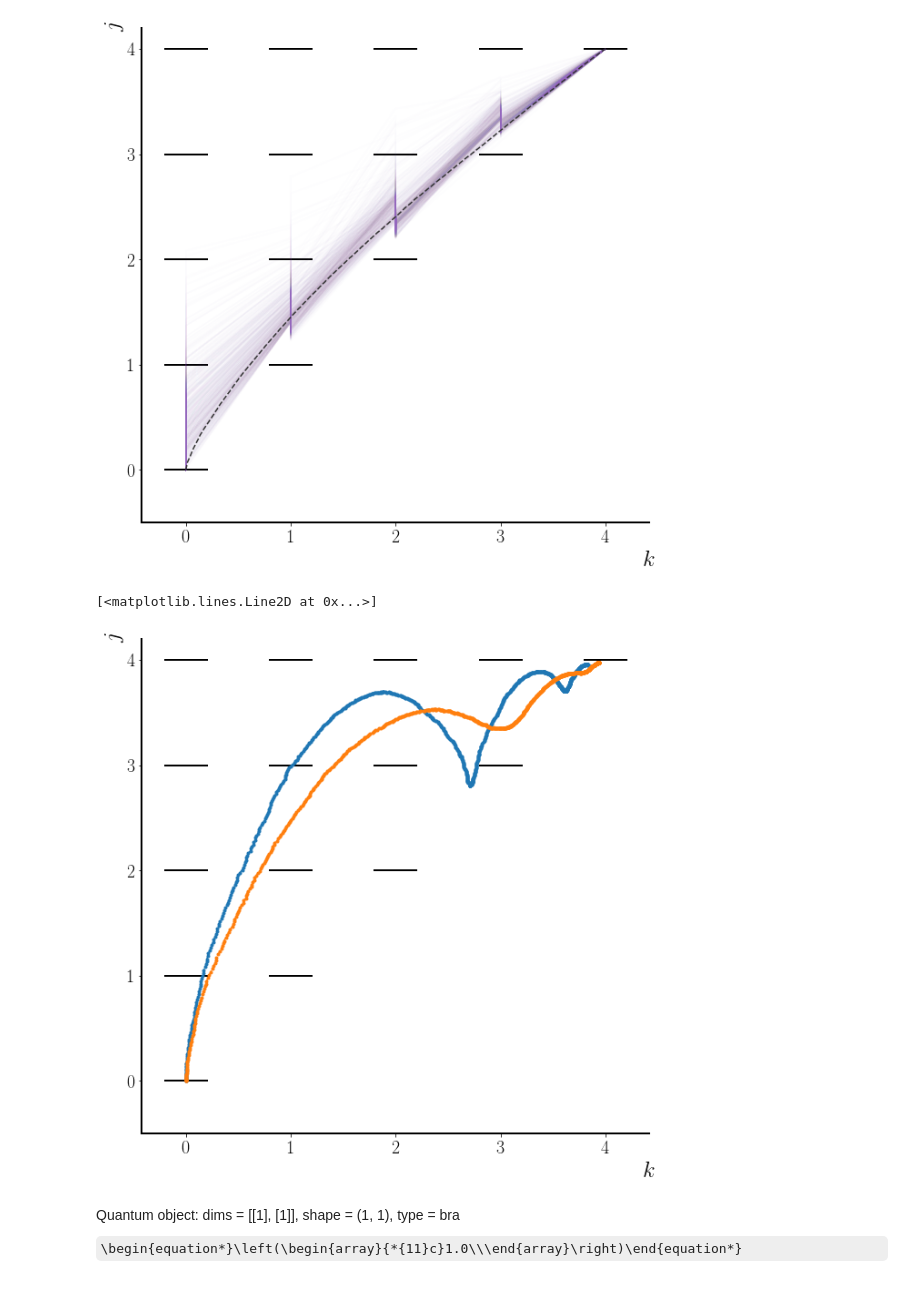
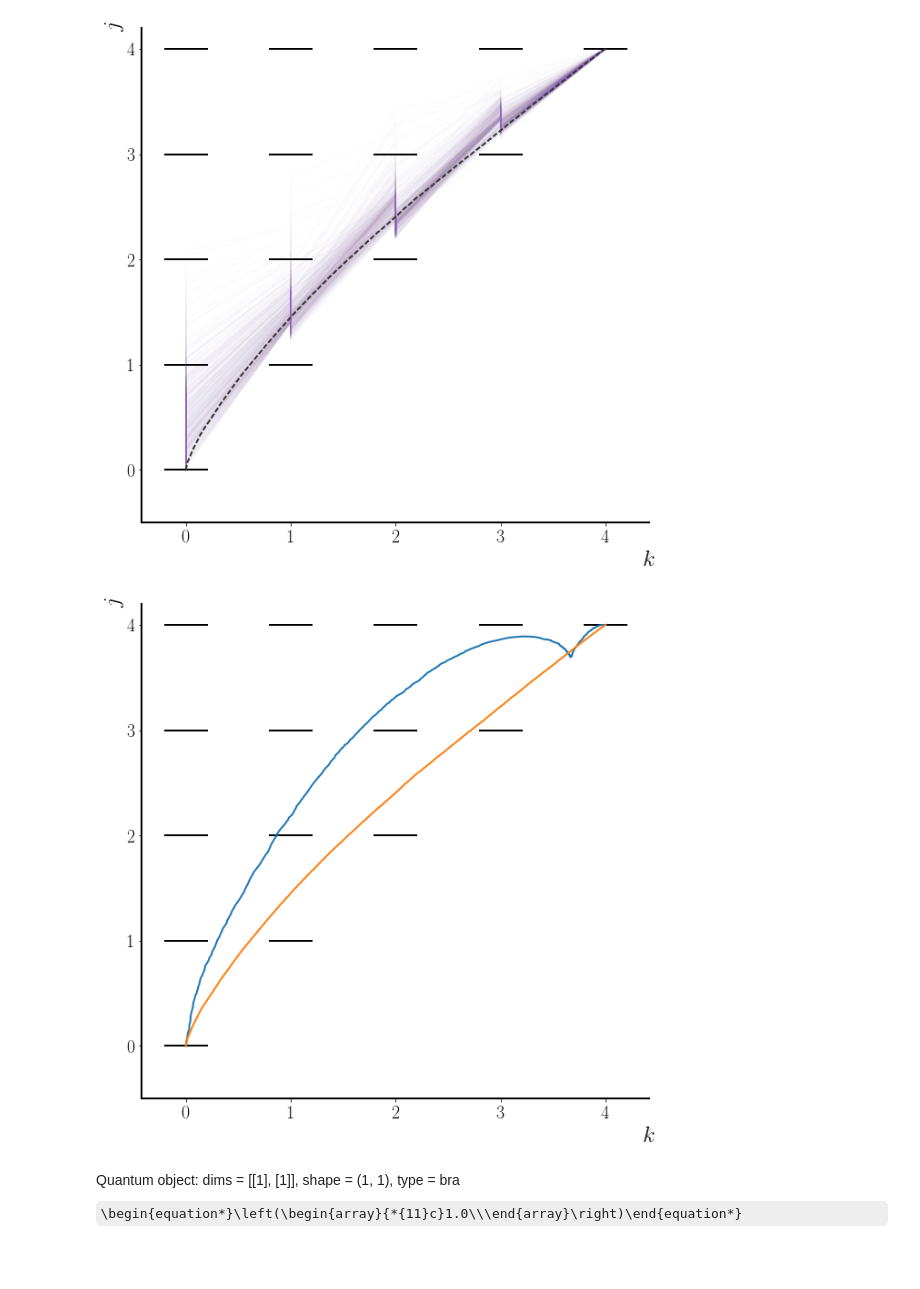
Before and after one commit to behnamgit/Q_Heat_Engine, a Jupyter notebook: Battery.ipynb, the cells around one changed output. Saved outputs shown, nothing was run; the diff lists cells and outputs as text; code cells hidden in the pictures; some formulas as TeX source.

```diff
--- a/Battery.ipynb
+++ b/Battery.ipynb
@@ -227,31 +227,31 @@ plt.show()
 # %%
 jmax=5
 plt.figure(figsize=[10,10])
 ax = plt.gca()
 # Ploting the levels
 for jcount in range(jmax):
     for kcount in range(jcount+1):
         ax.plot([-0.2+kcount,0.2+kcount],[jcount,jcount],'k',lw=2)
 
 ax.spines['right'].set_color('none')
 ax.spines['top'].set_color('none')
 ax.spines['left'].set_lw(2)
 ax.spines['bottom'].set_lw(2)
 
 ymin,ymax = ax.get_ylim()
 ax.set_ylim([-0.5,ymax])
 ax.set_xticks(range(jmax))
 ax.set_yticks(range(jmax))
 ax.tick_params(labelsize=20)
 
 ax.set_xlabel(r'$k$', fontsize=25, x=1,y=1)
 ax.set_ylabel(r'$j$', fontsize=25, x=1,y=1)
 
-ax.plot(k,j,'.--')
-ax.plot(k_c,j_c,'.--')
+ax.plot(np.mean(k,1),np.mean(j,1),'-',lw=2)
+ax.plot(np.mean(k_c,1),np.mean(j_c,1),'-',lw=2)
+plt.show()
 # %% [output]
-[<matplotlib.lines.Line2D at 0x...>]
-[figure, old version]
+[figure, new version]
 # %%
 state2.dag()*Lup*Ldown*state2
 # %% [output]
```
Also changed, not shown: parts of 3 cells of this notebook.
